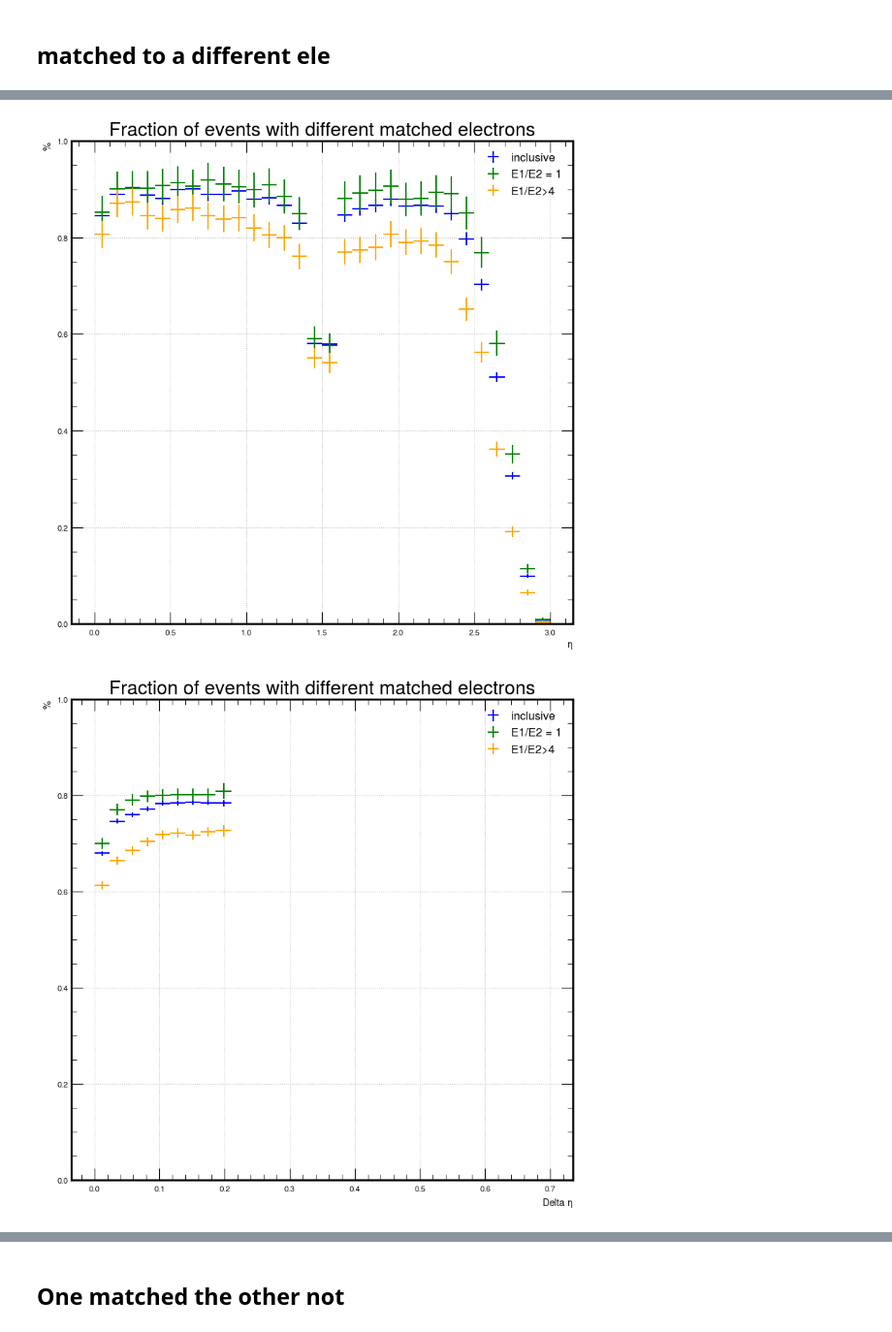
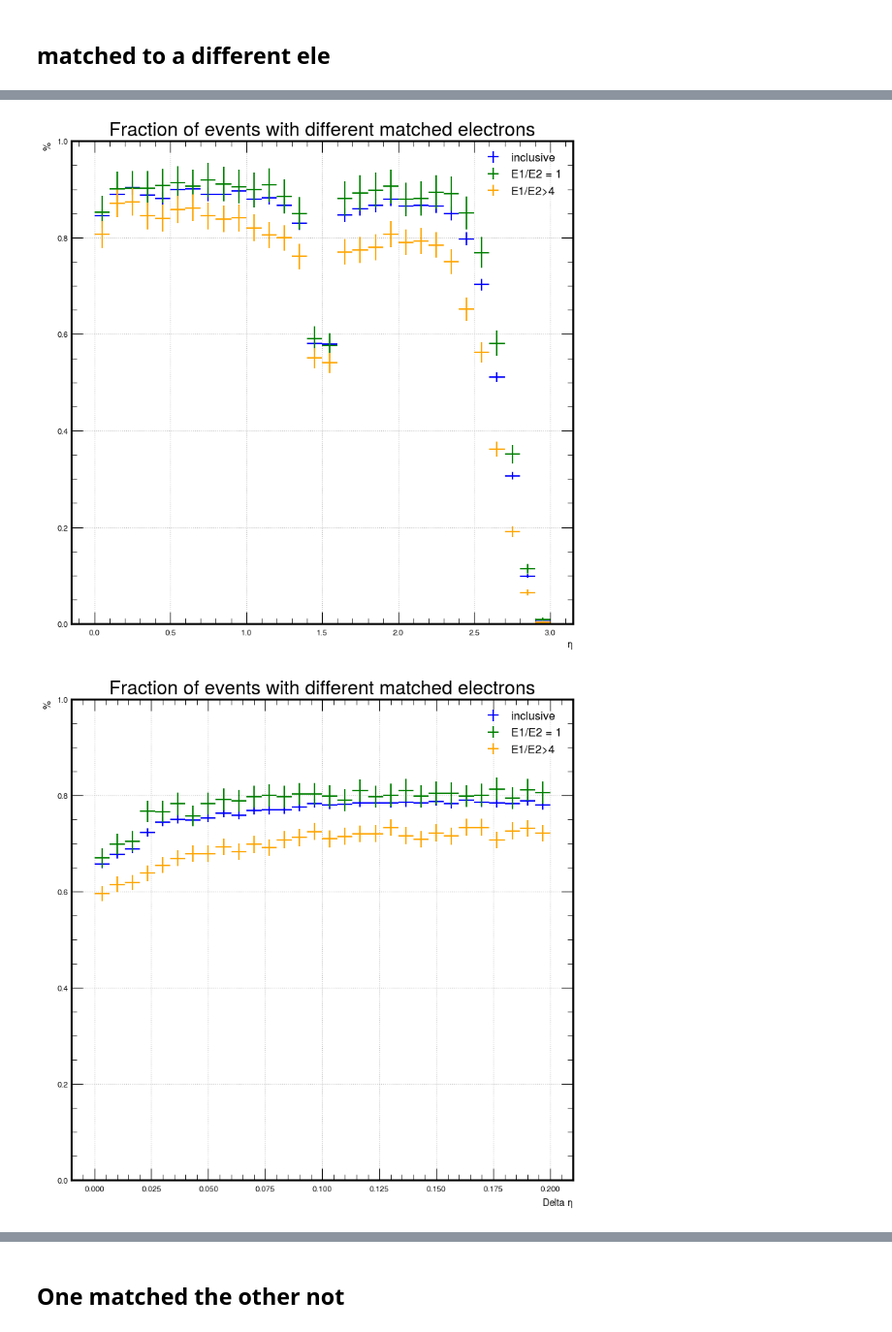
Before and after one commit to Cirrinci/CMS_Simulation, a Jupyter notebook: overlapping_ele2.ipynb, the cells around one changed output, grey strips where cells are left out. Shown at 97% size. Drawn from its saved outputs; the diff is of its cells as text; code cells hidden in the pictures.

```diff
--- a/overlapping_ele2.ipynb
+++ b/overlapping_ele2.ipynb
@@ -689,35 +689,35 @@ def fraction_different_ele_index_vs_deltaR(num_intervals,different_ele_events,de
             ntot = len(grouped_deltas[mask2])
             #print('ntot: ',ntot)
             if ntot == 0:
                 ntot = 1
             fraction = n1 / ntot
             fraction_list.append(fraction)
             yer.append(np.sqrt(n1 + n1**2 / ntot) / ntot)
 
 
         plt.errorbar(deltaR_values[:-1] + y / 2, fraction_list, xerr=np.ones(num_intervals) * y / 2, yerr=yer, fmt='none',
                     label=name, c=color)
         #plt.scatter(deltaR_values[:-1] + y / 2, fraction_list)
     plt.xlabel( xlab)
     plt.ylabel('%')
     plt.ylim(0, 1)
     plt.title('Fraction of events with different matched electrons', fontsize=20)
     plt.grid(True)
     plt.tight_layout()
 
     plt.legend(loc='best',fontsize=12)
     plt.savefig('plots/different_ele_detlar_E.png')
     plt.show()
 
 num_intervals = 30
 fraction_different_ele_index_vs_deltaR(num_intervals,different_ele_events, 0.7, 'deltaR', 'Delta R')
 fraction_different_ele_index_vs_deltaR(num_intervals,different_ele_events, 3, 'eta_mean', '$\eta$')
-fraction_different_ele_index_vs_deltaR(num_intervals,different_ele_events, 0.7, 'deltaEta','Delta $\eta$')
+fraction_different_ele_index_vs_deltaR(num_intervals,different_ele_events, 0.2, 'deltaEta','Delta $\eta$')
 fraction_different_ele_index_vs_deltaR(num_intervals,different_ele_events, 0.7, 'deltaPhi','Delta $\phi$')
 # %% [output]
 [figure]
 [figure]
-[figure, old version]
+[figure, new version]
 [figure]
 # %%
 mask_e1 =(energy_ratio>0.8)&(energy_ratio<1.2)
```
Also changed, not shown: parts of 13 cells of this notebook.
